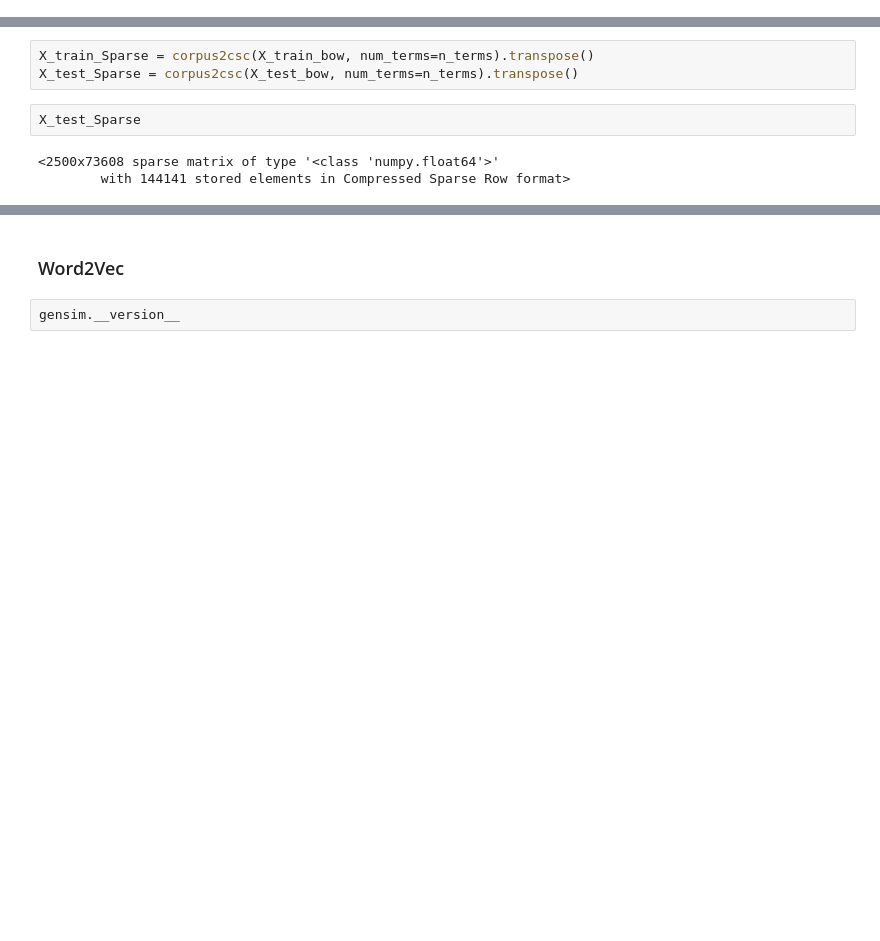
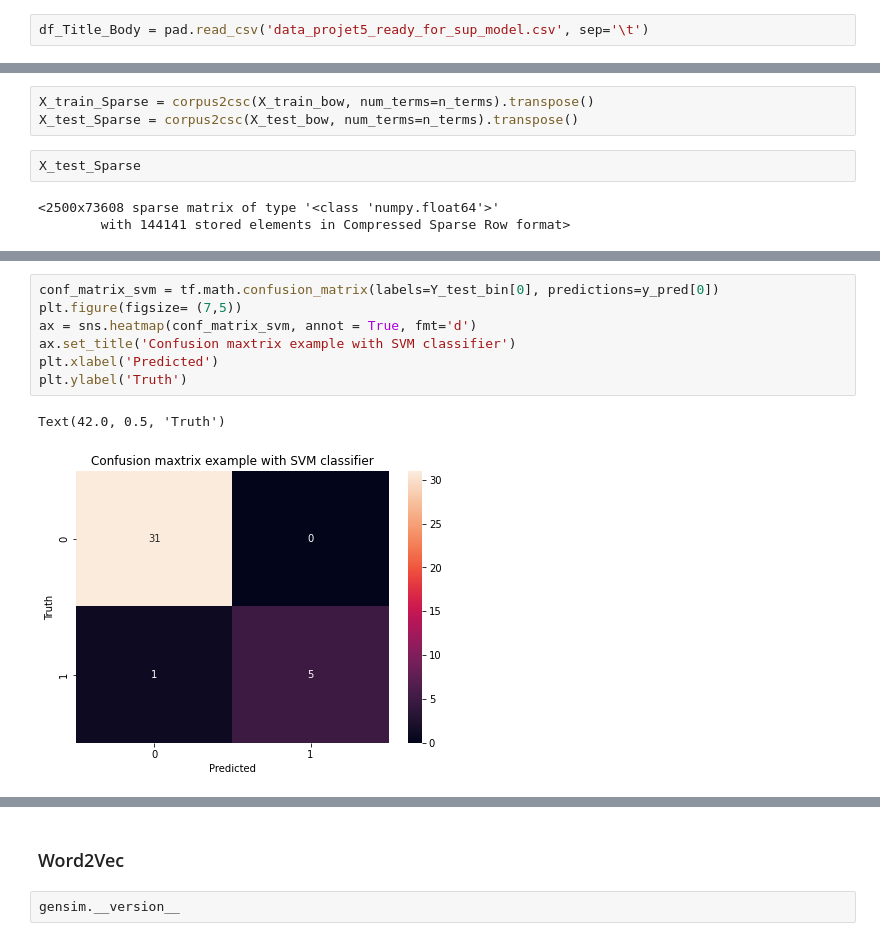
Before and after one commit to AurelienCD/Formation_OCR_Ing_Machine_Learning, a Jupyter notebook: P5_02_notebookTest.ipynb, the cells around one changed output, grey strips where cells are left out. Cells and saved outputs as stored; diff of their text form; blank space fills up the shorter version.

```diff
--- a/P5_02_notebookTest.ipynb
+++ b/P5_02_notebookTest.ipynb
@@ -399,3 +467,5 @@ Name: Document, Length: 10000, dtype: object
+# %%
+df_Title_Body = pad.read_csv('data_projet5_ready_for_sup_model.csv', sep='\t')
 # %% [markdown]
 Split des données en train et test dataset
 # %%
@@ -435,0 +732,10 @@ X_test_Sparse
+# %%
+conf_matrix_svm = tf.math.confusion_matrix(labels=Y_test_bin[0], predictions=y_pred[0])
+plt.figure(figsize= (7,5))
+ax = sns.heatmap(conf_matrix_svm, annot = True, fmt='d')
+ax.set_title('Confusion maxtrix example with SVM classifier')
+plt.xlabel('Predicted')
+plt.ylabel('Truth')
+# %% [output]
+Text(42.0, 0.5, 'Truth')
+[figure, added]
```
Also changed, not shown: parts of 160 cells of this notebook.
